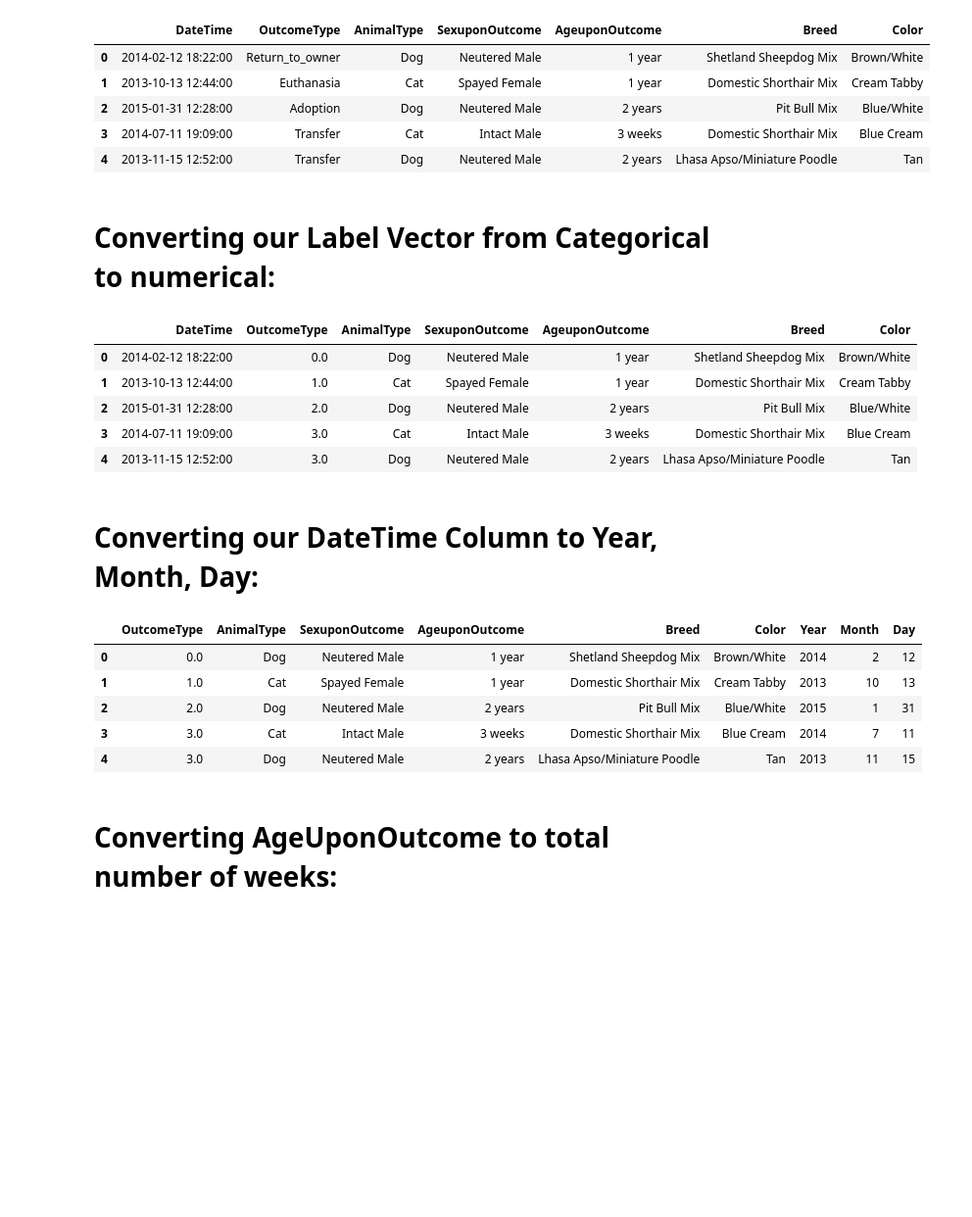
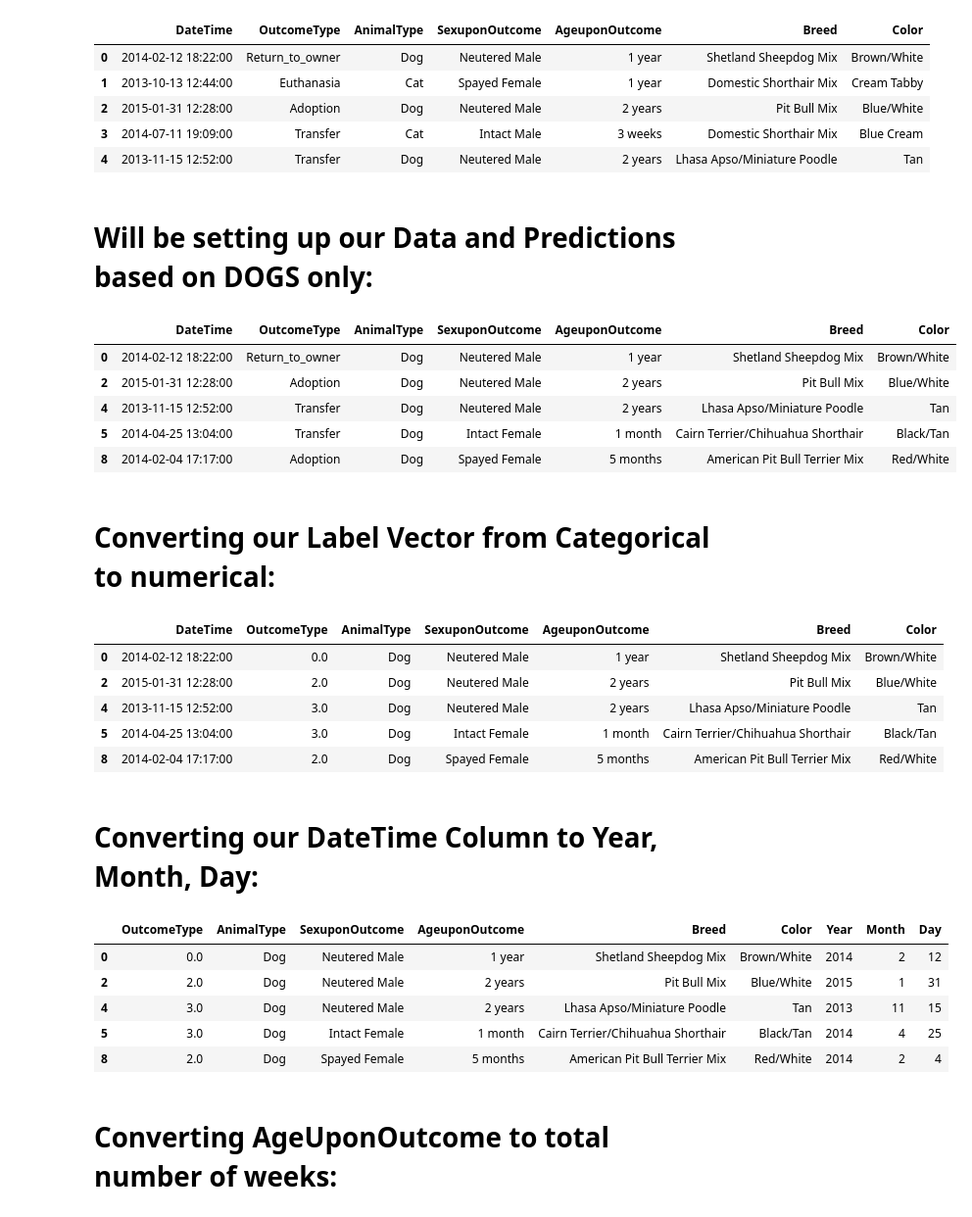
Before and after one commit to cedrictongg/CS5661_DataScience, a Jupyter notebook: Final_Project_Aaron.ipynb, the cells around one changed output. Shown: that part at 98% size. Cells and saved outputs as stored; diff of their text form; code cells hidden in the pictures; blank space fills up the shorter version.

```diff
--- a/Final_Project_Aaron.ipynb
+++ b/Final_Project_Aaron.ipynb
@@ -70,6 +73,25 @@ animal_df.head()
 | 2 | 2015-01-31 12:28:00 | Adoption | Dog | Neutered Male | 2 years | Pit Bull Mix | Blue/White |
 | 3 | 2014-07-11 19:09:00 | Transfer | Cat | Intact Male | 3 weeks | Domestic Shorthair Mix | Blue Cream |
 | 4 | 2013-11-15 12:52:00 | Transfer | Dog | Neutered Male | 2 years | Lhasa Apso/Miniature Poodle | Tan |
+# %% [markdown]
+# Will be setting up our Data and  Predictions based on DOGS only:
+# %%
+# Ignoring every row that contains 'Cat'
+
+animal_df = animal_df[~animal_df['AnimalType'].isin(['Cat'])]
+
+# animal_df.shape
+
+# (15593, 7) --> size of data when ignoring rows that contain 'Cat'
+
+animal_df.head()
+# %% [output]
+|  | DateTime | OutcomeType | AnimalType | SexuponOutcome | AgeuponOutcome | Breed | Color |
+| 0 | 2014-02-12 18:22:00 | Return_to_owner | Dog | Neutered Male | 1 year | Shetland Sheepdog Mix | Brown/White |
+| 2 | 2015-01-31 12:28:00 | Adoption | Dog | Neutered Male | 2 years | Pit Bull Mix | Blue/White |
+| 4 | 2013-11-15 12:52:00 | Transfer | Dog | Neutered Male | 2 years | Lhasa Apso/Miniature Poodle | Tan |
+| 5 | 2014-04-25 13:04:00 | Transfer | Dog | Intact Female | 1 month | Cairn Terrier/Chihuahua Shorthair | Black/Tan |
+| 8 | 2014-02-04 17:17:00 | Adoption | Dog | Spayed Female | 5 months | American Pit Bull Terrier Mix | Red/White |
 # %% [markdown]
 # Converting our Label Vector from Categorical to numerical:
 # %%
@@ -99,10 +121,10 @@ animal_df.head()
 # %% [output]
 |  | DateTime | OutcomeType | AnimalType | SexuponOutcome | AgeuponOutcome | Breed | Color |
 | 0 | 2014-02-12 18:22:00 | 0.0 | Dog | Neutered Male | 1 year | Shetland Sheepdog Mix | Brown/White |
-| 1 | 2013-10-13 12:44:00 | 1.0 | Cat | Spayed Female | 1 year | Domestic Shorthair Mix | Cream Tabby |
 | 2 | 2015-01-31 12:28:00 | 2.0 | Dog | Neutered Male | 2 years | Pit Bull Mix | Blue/White |
-| 3 | 2014-07-11 19:09:00 | 3.0 | Cat | Intact Male | 3 weeks | Domestic Shorthair Mix | Blue Cream |
 | 4 | 2013-11-15 12:52:00 | 3.0 | Dog | Neutered Male | 2 years | Lhasa Apso/Miniature Poodle | Tan |
+| 5 | 2014-04-25 13:04:00 | 3.0 | Dog | Intact Female | 1 month | Cairn Terrier/Chihuahua Shorthair | Black/Tan |
+| 8 | 2014-02-04 17:17:00 | 2.0 | Dog | Spayed Female | 5 months | American Pit Bull Terrier Mix | Red/White |
 # %% [markdown]
 # Converting our DateTime Column to Year, Month, Day:
 # %%
@@ -116,10 +138,10 @@ animal_df.head()
 # %% [output]
 |  | OutcomeType | AnimalType | SexuponOutcome | AgeuponOutcome | Breed | Color | Year | Month | Day |
 | 0 | 0.0 | Dog | Neutered Male | 1 year | Shetland Sheepdog Mix | Brown/White | 2014 | 2 | 12 |
-| 1 | 1.0 | Cat | Spayed Female | 1 year | Domestic Shorthair Mix | Cream Tabby | 2013 | 10 | 13 |
 | 2 | 2.0 | Dog | Neutered Male | 2 years | Pit Bull Mix | Blue/White | 2015 | 1 | 31 |
-| 3 | 3.0 | Cat | Intact Male | 3 weeks | Domestic Shorthair Mix | Blue Cream | 2014 | 7 | 11 |
 | 4 | 3.0 | Dog | Neutered Male | 2 years | Lhasa Apso/Miniature Poodle | Tan | 2013 | 11 | 15 |
+| 5 | 3.0 | Dog | Intact Female | 1 month | Cairn Terrier/Chihuahua Shorthair | Black/Tan | 2014 | 4 | 25 |
+| 8 | 2.0 | Dog | Spayed Female | 5 months | American Pit Bull Terrier Mix | Red/White | 2014 | 2 | 4 |
 # %% [markdown]
 # Converting AgeUponOutcome to total number of weeks:
 # %%
```
Also changed, not shown: parts of 9 cells of this notebook.
